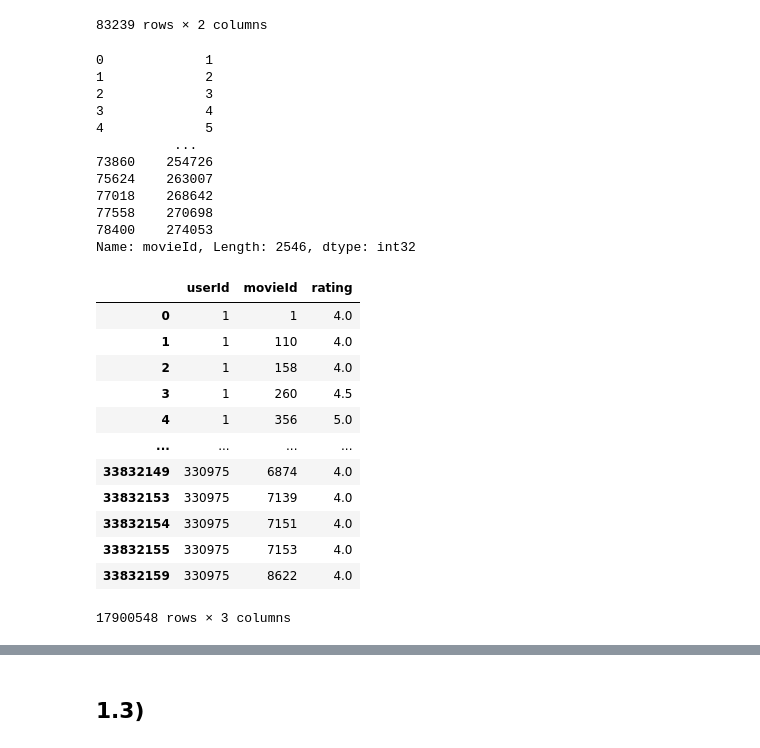
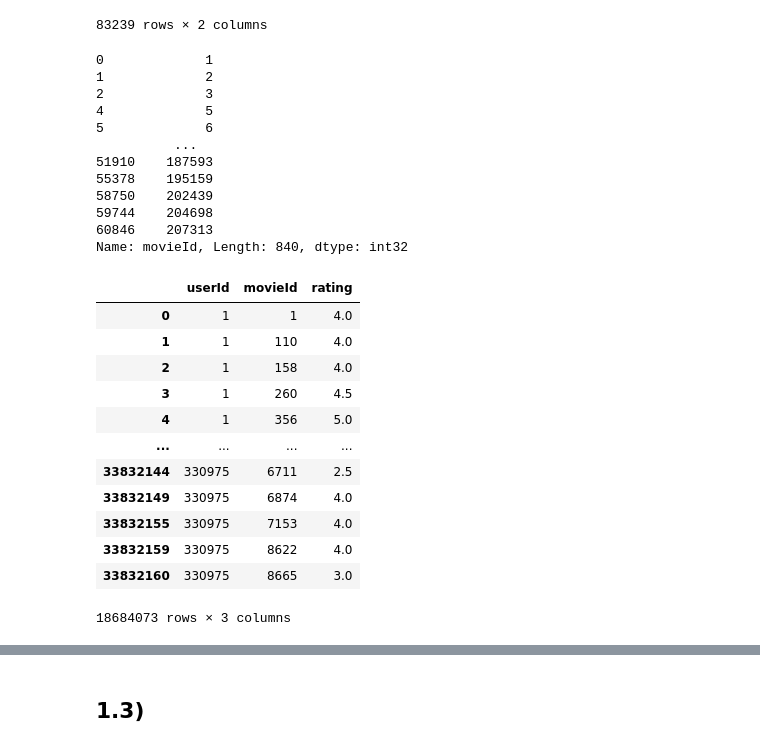
Before and after one commit to MiltonOberg/Artificial_Intelligence2-Milton-OPA23, a Jupyter notebook: Labb_1/labb_1.ipynb, the cells around one changed output, grey strips where cells are left out. Saved outputs shown, nothing was run; the diff lists cells and outputs as text; code cells hidden in the pictures.

```diff
--- a/Labb_1/labb_1.ipynb
+++ b/Labb_1/labb_1.ipynb
@@ -415,44 +415,44 @@ id_rating_count_check
 83239 rows × 2 columns
 # %%
 id_rating_count_check= df_ratings.groupby("movieId")["rating"].count().reset_index(name="count")
-id_rating_count_check= id_rating_count_check.loc[id_rating_count_check["count"]>2500]
+id_rating_count_check= id_rating_count_check.loc[id_rating_count_check["count"]>10000]
 over_25= id_rating_count_check["movieId"]
 over_25
 # %% [output]
 0             1
 1             2
 2             3
-3             4
 4             5
+5             6
           ...
-73860    254726
-75624    263007
-77018    268642
-77558    270698
-78400    274053
-Name: movieId, Length: 2546, dtype: int32
+51910    187593
+55378    195159
+58750    202439
+59744    204698
+60846    207313
+Name: movieId, Length: 840, dtype: int32
 # %%
 mask= df_ratings["movieId"].isin(over_25)
 filtred_ratings= df_ratings.loc[mask]
 
 good_movies= filtred_ratings[filtred_ratings["rating"]> 3]
-mask= filtred_ratings["rating"].isin(good_movies["rating"])
+mask= filtred_ratings["movieId"].isin(good_movies["movieId"])
 filtred_ratings= filtred_ratings.loc[mask]
 filtred_ratings
 # %% [output]
 |  | userId | movieId | rating |
 | 0 | 1 | 1 | 4.0 |
 | 1 | 1 | 110 | 4.0 |
 | 2 | 1 | 158 | 4.0 |
 | 3 | 1 | 260 | 4.5 |
 | 4 | 1 | 356 | 5.0 |
 | ... | ... | ... | ... |
+| 33832144 | 330975 | 6711 | 2.5 |
 | 33832149 | 330975 | 6874 | 4.0 |
-| 33832153 | 330975 | 7139 | 4.0 |
-| 33832154 | 330975 | 7151 | 4.0 |
 | 33832155 | 330975 | 7153 | 4.0 |
 | 33832159 | 330975 | 8622 | 4.0 |
+| 33832160 | 330975 | 8665 | 3.0 |
-17900548 rows × 3 columns
+18684073 rows × 3 columns
 # %%
 
 movie_users= filtred_ratings.pivot(index= "movieId", columns= "userId", values= "rating").fillna(0)
```
Also changed, not shown: parts of 20 cells of this notebook.
